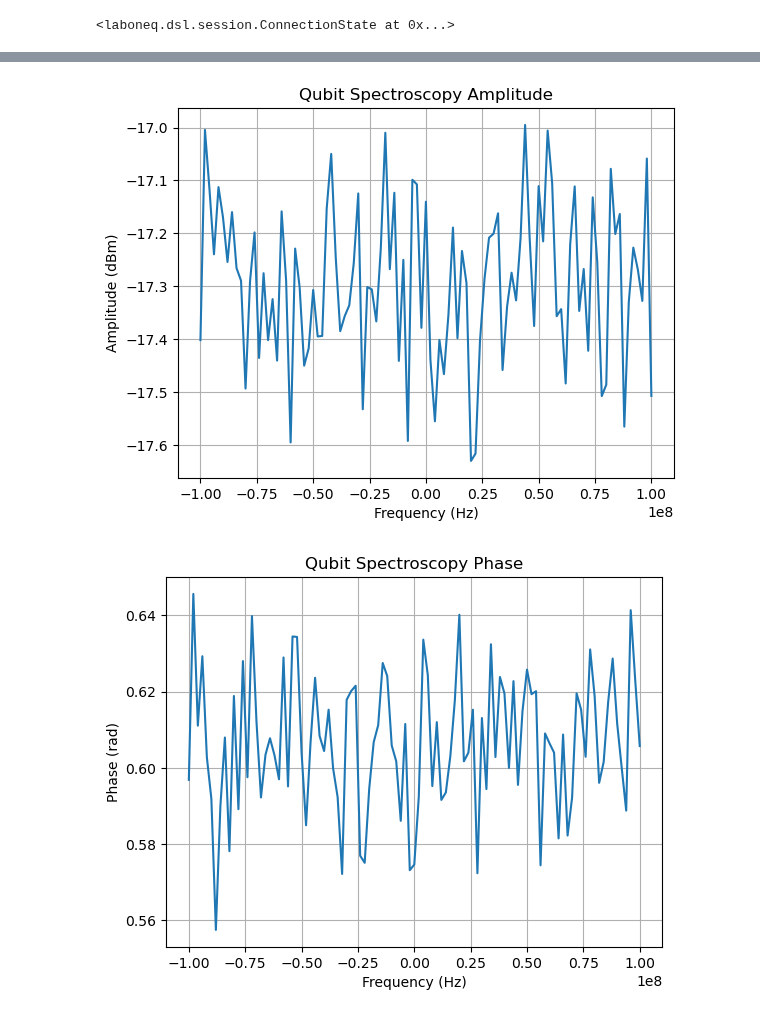
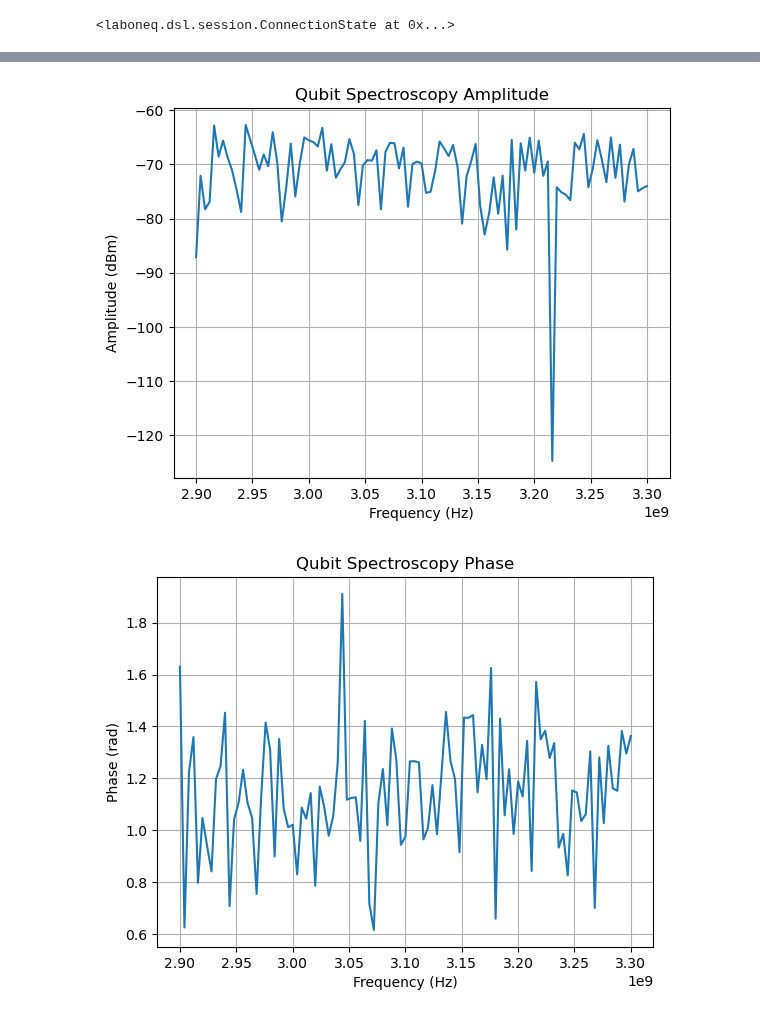
Before and after one commit to YiiiiZ/Measurement, a Jupyter notebook: qubit.ipynb, the cells around one changed output, grey strips where cells are left out. Saved outputs shown, nothing was run; the diff lists cells and outputs as text; code cells hidden in the pictures.

```diff
--- a/qubit.ipynb
+++ b/qubit.ipynb
@@ -134,8 +130,9 @@ def qubit_spectroscopy(freq_sweep, drive_pulse, readout_pulse):
                     kernel=readout_pulse,
                 )
             # relax time after readout - for qubit relaxation to groundstate and signal processing
-            with exp_qspec.section(uid="relax", length=1e-6):
+            with exp_qspec.section(uid="relax", length=100e-6):
                 exp_qspec.reserve(signal="measure")
+                exp_qspec.reserve(signal='acquire')
 
     return exp_qspec
 # %%
@@ -176,8 +173,8 @@ def signal_map_default(qubit):
     return signal_map
 
 # define experiment with frequency sweep for qubit 0
-drive_pulse = create_drive_spec_pulse("q0")
-readout_pulse = create_readout_pulse("q0", sigma=0.2, width=1e-6)
+drive_pulse = create_drive_pulse("q0")
+readout_pulse = create_readout_pulse("q0")
 
 exp_qspec = qubit_spectroscopy(freq_sweep_q0, drive_pulse, readout_pulse)
 
@@ -215,3 +212,3 @@ c:\Users\qubit\Desktop\Yi\Measurement\Pulse_Sheets\Qubit_Spectroscopy_2025-08-22
 # %%
-plot_simulation(compiled_qspec, start_time=0, length=12e-6)
+plot_simulation(compiled_qspec, start_time=0, length=20e-6)
 # %% [output]
@@ -247,30 +245,31 @@ real_part = iq_data.real
 imag_part = iq_data.imag
 
 # Convert amplitude to dBm
-amplitude = np.abs(iq_data)
-power_W = (amplitude**2) / 50.0
+# amplitude = np.abs(iq_data)
+amplitude = real_part
+power_W = (amplitude**2) / 50
 amp_dbm = 10 * np.log10(power_W / 1e-3)
 
 # Phase (radians)
 phase_rad = np.angle(iq_data)
 # %%
-import matplotlib.pyplot as plt
+freq_list = freqs + qb_lo_freq
 
 plt.figure()
-plt.plot(freqs, amp_dbm)
+plt.plot(freq_list, amp_dbm)
 plt.xlabel("Frequency (Hz)")
 plt.ylabel("Amplitude (dBm)")
 plt.title("Qubit Spectroscopy Amplitude")
 plt.grid(True)
 
 plt.figure()
-plt.plot(freqs, phase_rad)
+plt.plot(freq_list, phase_rad)
 plt.xlabel("Frequency (Hz)")
 plt.ylabel("Phase (rad)")
 plt.title("Qubit Spectroscopy Phase")
 plt.grid(True)
 
 plt.show()
 # %% [output]
-[figure, old version]
+[figure, new version]
-[figure, old version]
+[figure, new version]
```
Also changed, not shown: parts of 7 cells of this notebook, 34 other files.
